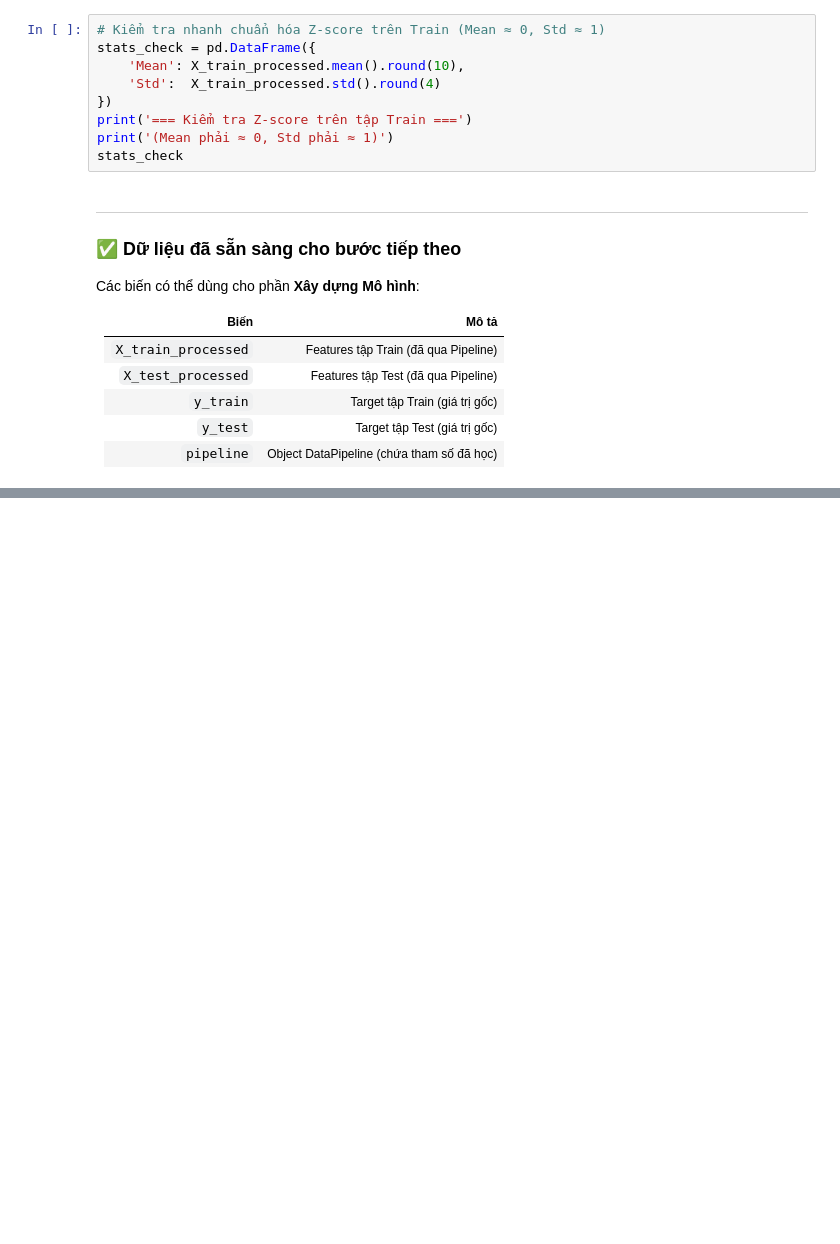
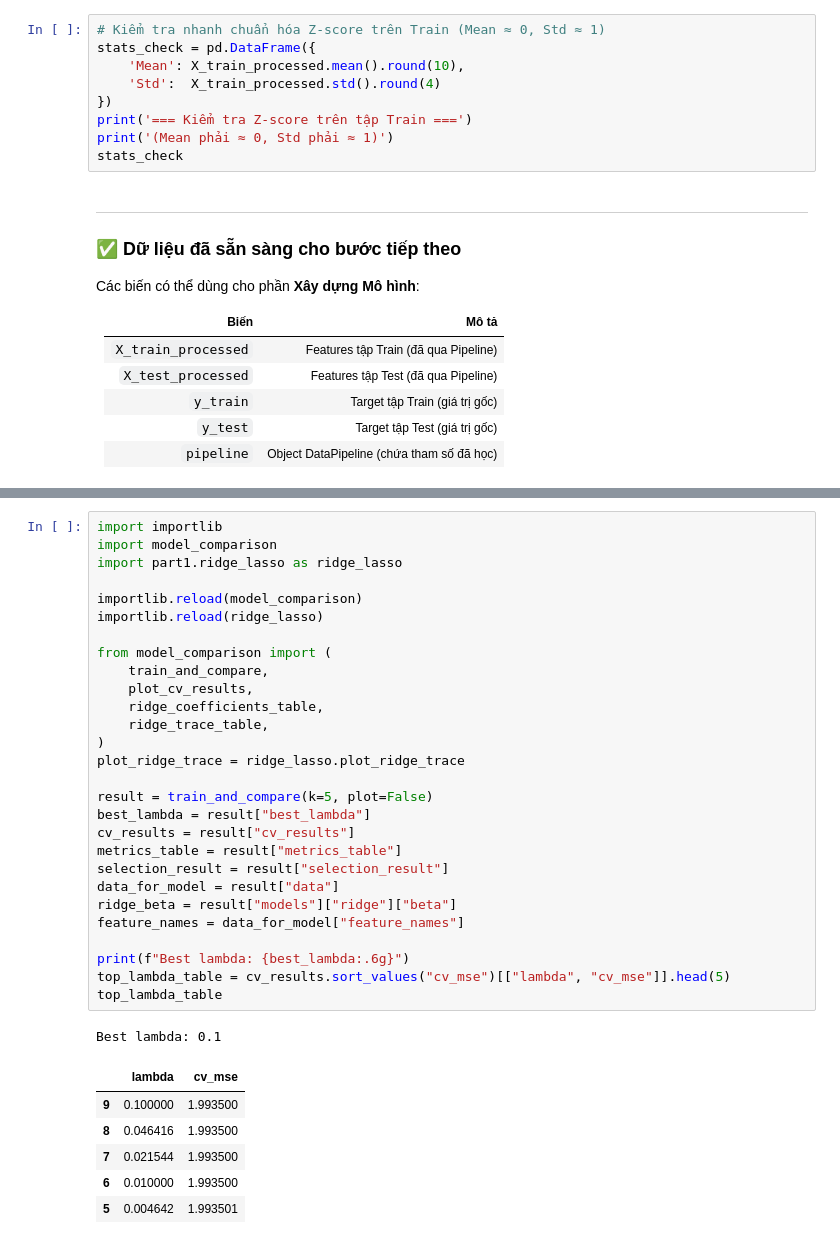
Before and after one commit to TNTruong196/Prj2_TUDTK_N1, a Jupyter notebook: part2/part2_notebook.ipynb, the cells around one changed output, grey strips where cells are left out. Cells and saved outputs as stored; diff of their text form; blank space fills up the shorter version.

Commit message:
Add detail for part2/notebook and report for Final

```diff
--- a/part2/part2_notebook.ipynb
+++ b/part2/part2_notebook.ipynb
@@ -629,0 +452,36 @@ Tóm lại, Ridge Regression là mô hình tốt nhất theo MAE và RMSE, nhưn
+# %%
+import importlib
+import model_comparison
+import part1.ridge_lasso as ridge_lasso
+
+importlib.reload(model_comparison)
+importlib.reload(ridge_lasso)
+
+from model_comparison import (
+    train_and_compare,
+    plot_cv_results,
+    ridge_coefficients_table,
+    ridge_trace_table,
+)
+plot_ridge_trace = ridge_lasso.plot_ridge_trace
+
+result = train_and_compare(k=5, plot=False)
+best_lambda = result["best_lambda"]
+cv_results = result["cv_results"]
+metrics_table = result["metrics_table"]
+selection_result = result["selection_result"]
+data_for_model = result["data"]
+ridge_beta = result["models"]["ridge"]["beta"]
+feature_names = data_for_model["feature_names"]
+
+print(f"Best lambda: {best_lambda:.6g}")
+top_lambda_table = cv_results.sort_values("cv_mse")[["lambda", "cv_mse"]].head(5)
+top_lambda_table
+# %% [output]
+Best lambda: 0.1
+|  | lambda | cv_mse |
+| 9 | 0.100000 | 1.993500 |
+| 8 | 0.046416 | 1.993500 |
+| 7 | 0.021544 | 1.993500 |
+| 6 | 0.010000 | 1.993500 |
+| 5 | 0.004642 | 1.993501 |
```
Also changed, not shown: parts of 27 cells of this notebook, 1 other file.
